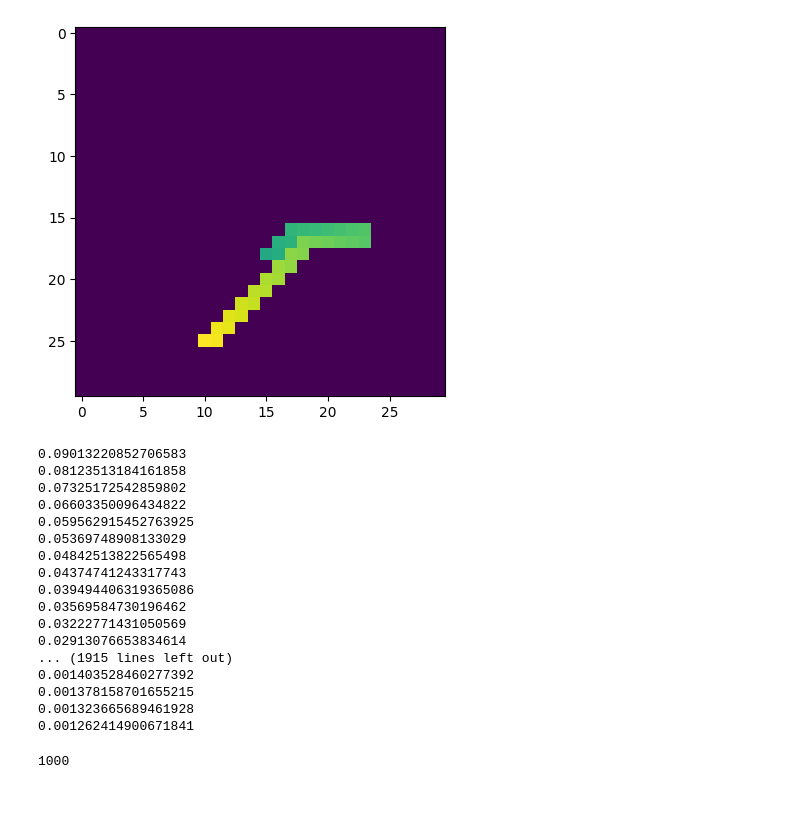
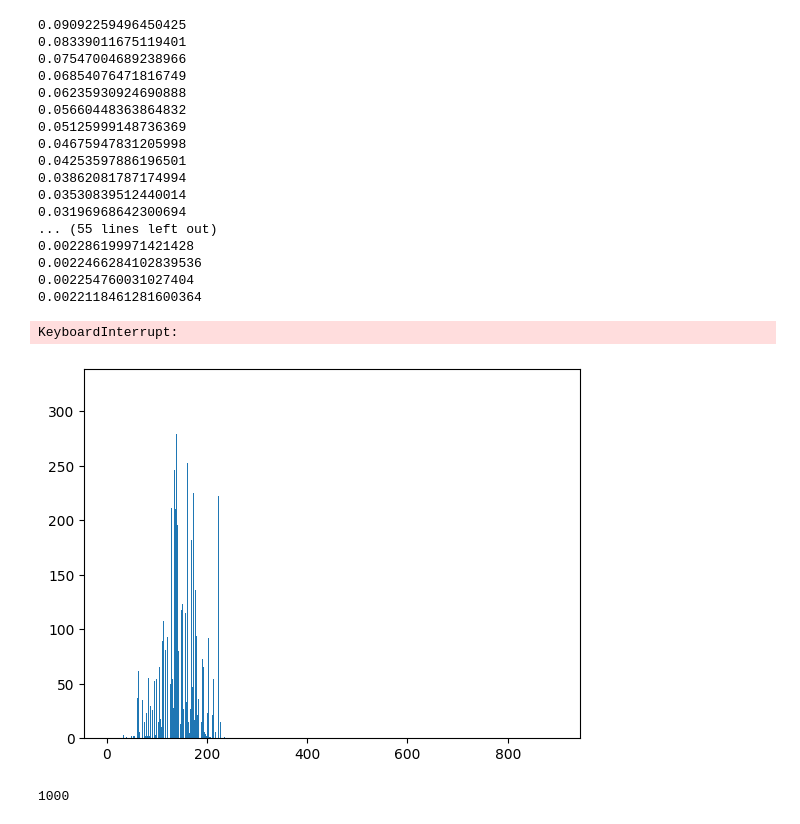
Before and after one commit to BradyWynn/snake, a Jupyter notebook: Snake.ipynb, the cells around one changed output. Saved outputs shown, nothing was run; the diff lists cells and outputs as text; code cells hidden in the pictures.

```diff
--- a/Snake.ipynb
+++ b/Snake.ipynb
@@ -86,24 +81,5 @@ optimizer = torch.optim.Adam(mlp.parameters(), lr=1e-5)
-# %%
-dataset = []
-raw_dataset = a()
-length = bfs.gameSim(raw_dataset)
-for row_index in range(length):
-    temp = []
-    for col_index in range(row_index):
-        t = (raw_dataset[int(row_index * (row_index + 1) / 2 + col_index) * 2], raw_dataset[int(row_index * (row_index + 1) / 2 + col_index) * 2 + 1])
-        temp.append(t)
-    dataset.append(temp)
-count = 0
-# %%
-board = np.zeros((30, 30))
-for i, val in enumerate(dataset[count]):
-    board[val] = 1 - i/length
-plt.imshow(board)
-count += 1
-# %% [output]
-[figure, removed]
 # %%
-while True:
+for epoch in range(100):
     dataset = []
     raw_dataset = a()
     length = bfs.gameSim(raw_dataset)
@@ -135,7 +111,7 @@ while True:
 
     batch = torch.cat((batch[:0], batch[0+1:])) # remove first row
     optimizer.zero_grad()
-    outputs = mlp(batch) #(length, moves)
+    outputs = resnetington(batch) #(length, moves)
     loss = loss_function(outputs, labels)
     running_loss = (running_loss * 0.9) + (loss.item() * 0.1)
     print(running_loss)
@@ -143,20 +119,21 @@ while True:
     loss.backward()
     optimizer.step()
 # %% [output]
-0.09013220852706583
-0.08123513184161858
-0.07325172542859802
-0.06603350096434822
-0.059562915452763925
-0.05369748908133029
-0.04842513822565498
-0.04374741243317743
-0.039494406319365086
-0.03569584730196462
-0.03222771431050569
-0.02913076653834614
-... (1915 lines left out)
-0.001403528460277392
-0.001378158701655215
-0.001323665689461928
-0.001262414900671841
+0.09092259496450425
+0.08339011675119401
+0.07547004689238966
+0.06854076471816749
+0.06235930924690888
+0.05660448363864832
+0.05125999148736369
+0.04675947831205998
+0.04253597886196501
+0.03862081787174994
+0.03530839512440014
+0.03196968642300694
+... (55 lines left out)
+0.002286199971421428
+0.0022466284102839536
+0.002254760031027404
+0.0022118461281600364
+KeyboardInterrupt:
@@ -163,3 +142,15 @@ while True:
+# %%
+for i in train:
+    y[int(i[len(i)-1]*900)] += 1
+#     raw_dataset = a()
+#     length = bfs.gameSim(raw_dataset)
+#     y[length] += 1
+# print(np.argmax(y))
+x = np.arange(900)
+plt.bar(x, y, width=1)
+plt.show()
+# %% [output]
+[figure, added]
 # %%
 len(train)
 # %% [output]
```
Also changed, not shown: parts of 13 cells of this notebook, 7 other files.
